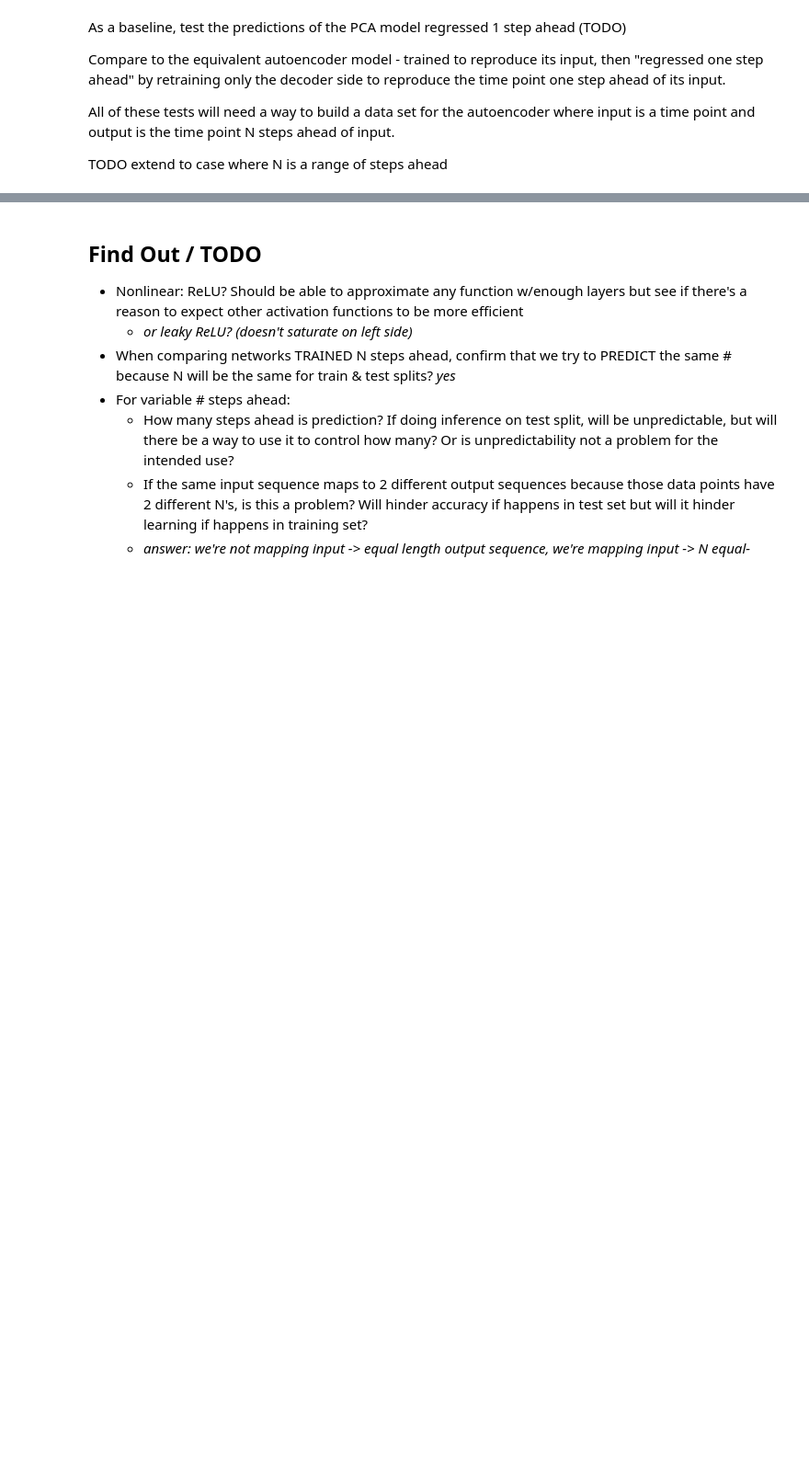
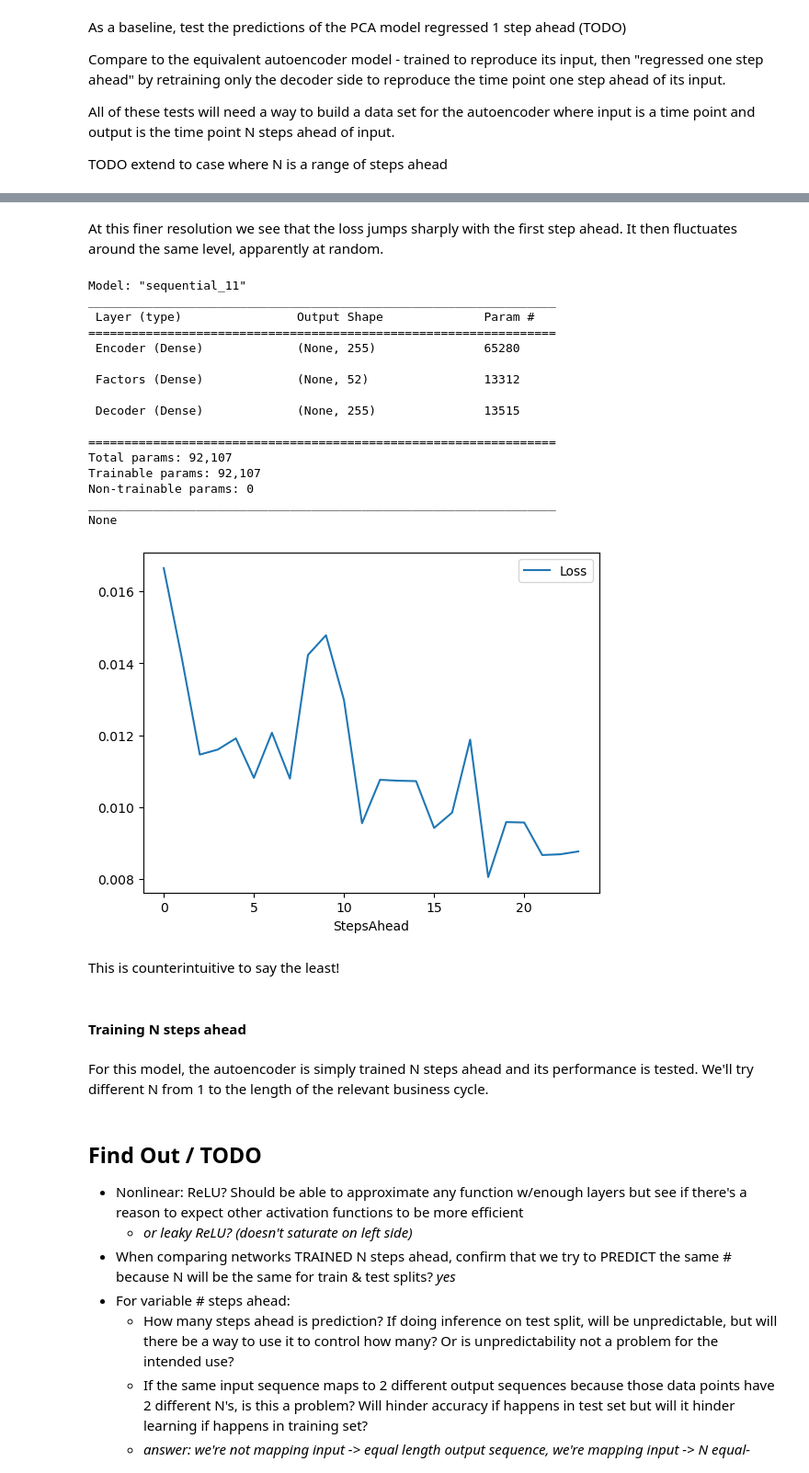
Before and after one commit to ALandon942/StockAutoencoder, a Jupyter notebook: SP500Autoencoder.ipynb, the cells around one changed output, grey strips where cells are left out. Shown at 92% size. Saved outputs shown, nothing was run; the diff lists cells and outputs as text; code cells hidden in the pictures; blank space fills up the shorter version.

```diff
--- a/SP500Autoencoder.ipynb
+++ b/SP500Autoencoder.ipynb
@@ -297,2 +311,25 @@ This implies no information about the future gained from PCA on the present time
+# %% [markdown]
+At this finer resolution we see that the loss jumps sharply with the first step ahead. It then fluctuates around the same level, apparently at random.
 # %%
-# TODO repeat with leaky ReLU decoder
+# Compare to leaky ReLU decoder
+test_pca_autoencoder(range(0, 2 * business_cycle, 1), decoder_activation='leaky_relu').plot();
+# %% [output]
+Model: "sequential_11"
+_________________________________________________________________
+ Layer (type)                Output Shape              Param #
+=================================================================
+ Encoder (Dense)             (None, 255)               65280
+
+ Factors (Dense)             (None, 52)                13312
+
+ Decoder (Dense)             (None, 255)               13515
+
+=================================================================
+Total params: 92,107
+Trainable params: 92,107
+Non-trainable params: 0
+_________________________________________________________________
+None
+[figure, added]
+# %% [markdown]
+This is counterintuitive to say the least!
@@ -299,3 +338,7 @@ This implies no information about the future gained from PCA on the present time
+# %% [markdown]
+#### Training N steps ahead
+# %% [markdown]
+For this model, the autoencoder is simply trained N steps ahead and its performance is tested. We'll try different N from 1 to the length of the relevant business cycle.
 # %% [markdown]
 ## Find Out / TODO
 - Nonlinear: ReLU? Should be able to approximate any function w/enough layers but see if there's a reason to expect other activation functions to be more efficient
```
Also changed, not shown: parts of 11 cells of this notebook.
